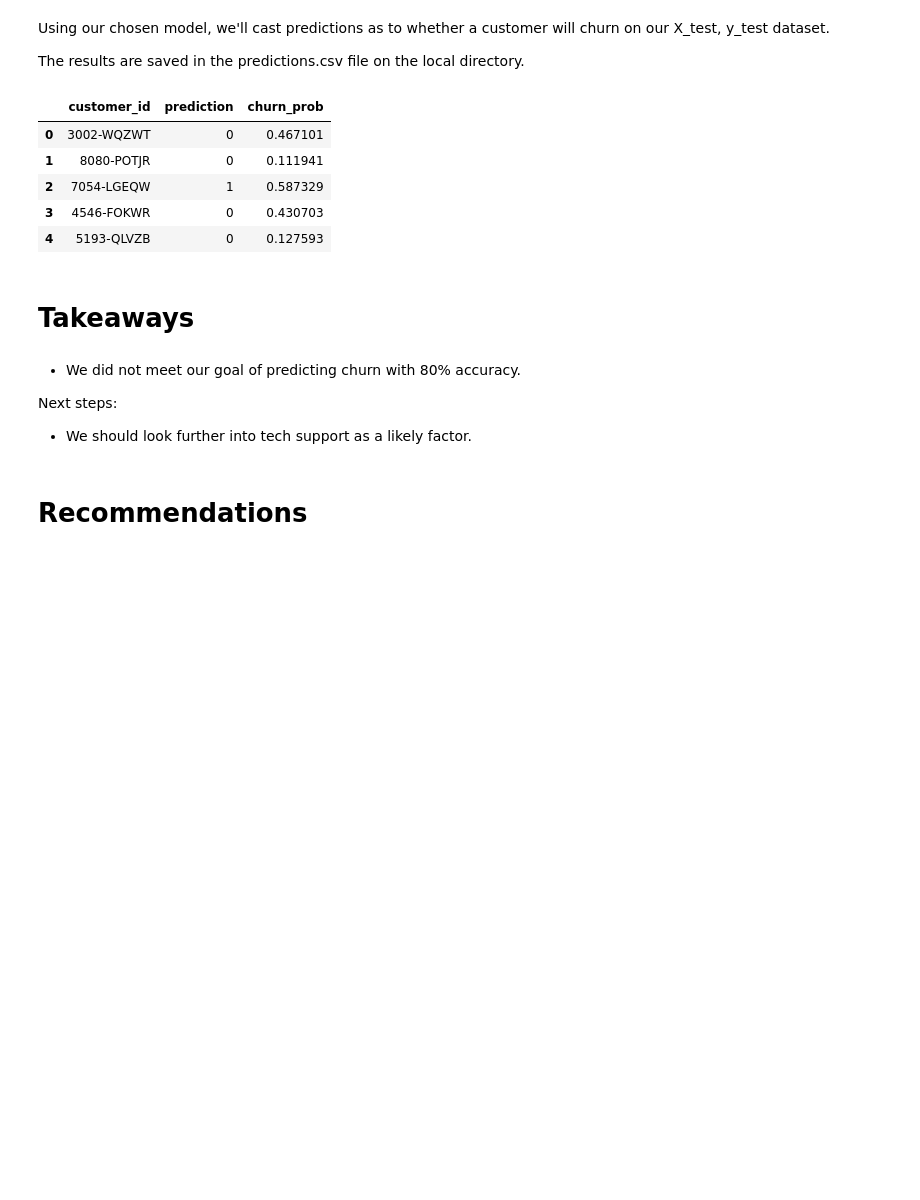
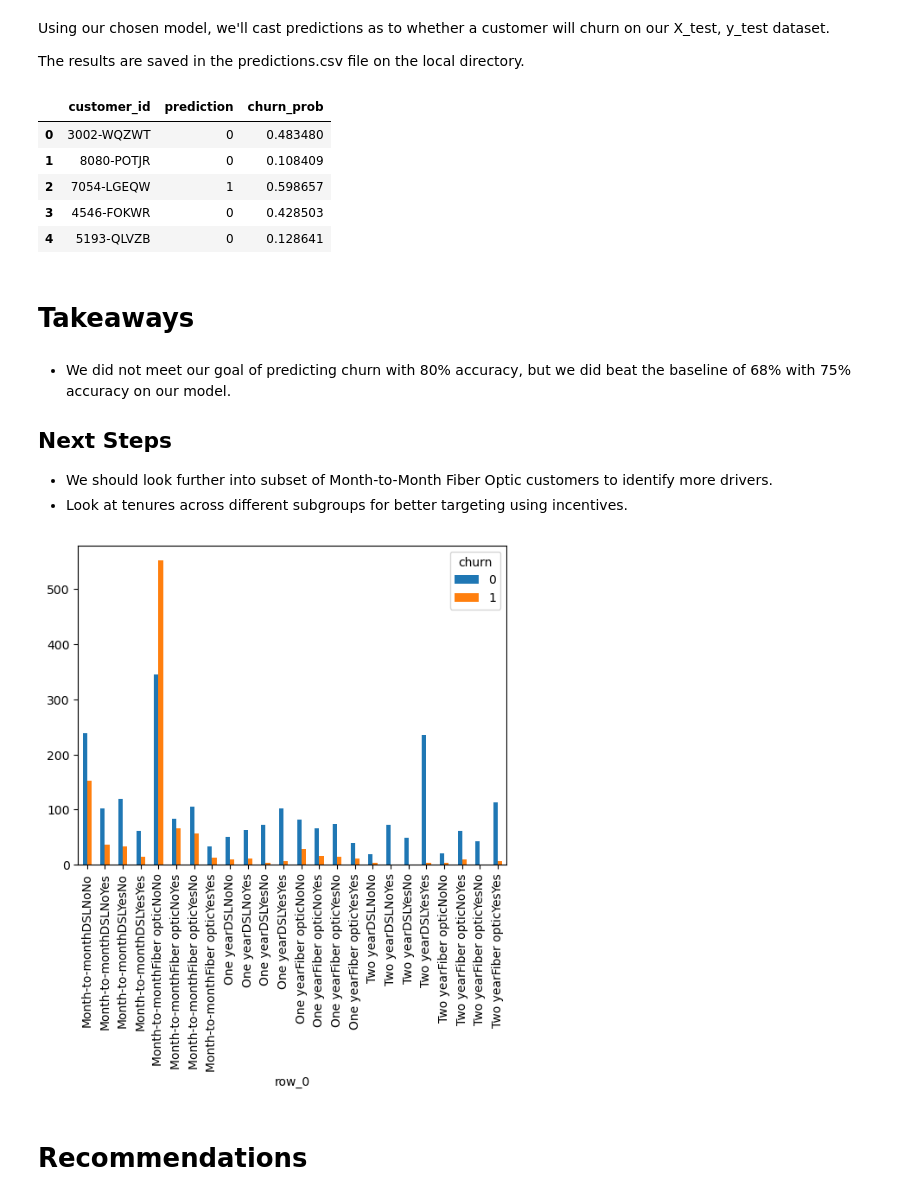
Before and after one commit to wilson-velasco/telco_project, a Jupyter notebook: final_report.ipynb, the cells around one changed output. Drawn from its saved outputs; the diff is of its cells as text; code cells hidden in the pictures; blank space fills up the shorter version.

```diff
--- a/telco_churn.ipynb
+++ b/final_report.ipynb
@@ -277,35 +264,35 @@ Using our chosen model, we'll cast predictions as to whether a customer will chu
 
 The results are saved in the predictions.csv file on the local directory.
 # %%
-rfc = RandomForestClassifier(max_depth=6, min_samples_leaf=5)
-
-rfc.fit(X_train, y_train)
-y_pred = rfc.predict(X_test)
-y_prob = rfc.predict_proba(X_test)
-
 predictions = pd.DataFrame({'customer_id': X_test.reset_index().customer_id, #reset_index since customer_id was set to index in prep
              'prediction': y_pred,
-             'churn_prob': y_prob[:,1]})
+             'churn_prob': y_prob[:,1]}) # Gets only the possibility of churn = 1
 
 predictions.to_csv('predictions.csv', index=False) # Saving to csv.
 
 predictions.head() # Preview of csv file contents.
 # %% [output]
 |  | customer_id | prediction | churn_prob |
-| 0 | 3002-WQZWT | 0 | 0.467101 |
-| 1 | 8080-POTJR | 0 | 0.111941 |
-| 2 | 7054-LGEQW | 1 | 0.587329 |
-| 3 | 4546-FOKWR | 0 | 0.430703 |
-| 4 | 5193-QLVZB | 0 | 0.127593 |
+| 0 | 3002-WQZWT | 0 | 0.483480 |
+| 1 | 8080-POTJR | 0 | 0.108409 |
+| 2 | 7054-LGEQW | 1 | 0.598657 |
+| 3 | 4546-FOKWR | 0 | 0.428503 |
+| 4 | 5193-QLVZB | 0 | 0.128641 |
 # %% [markdown]
 # Takeaways
 # %% [markdown]
-- We did not meet our goal of predicting churn with 80% accuracy.
+- We did not meet our goal of predicting churn with 80% accuracy, but we did beat the baseline of 68% with 75% accuracy on our model.
 
+## Next Steps
 
-Next steps:
-
-- We should look further into tech support as a likely factor.
+- We should look further into subset of Month-to-Month Fiber Optic customers to identify more drivers.
+- Look at tenures across different subgroups for better targeting using incentives.
+# %%
+pct = pd.crosstab((train_telco.contract_type + train_telco.internet_service_type + train_telco.online_security + train_telco.tech_support), train_telco.churn)
+pct.plot.bar()
+plt.show()
+# %% [output]
+[figure, added]
 # %% [markdown]
 # Recommendations
 # %% [markdown]
```
Also changed, not shown: parts of 14 cells of this notebook, 2 other files.
